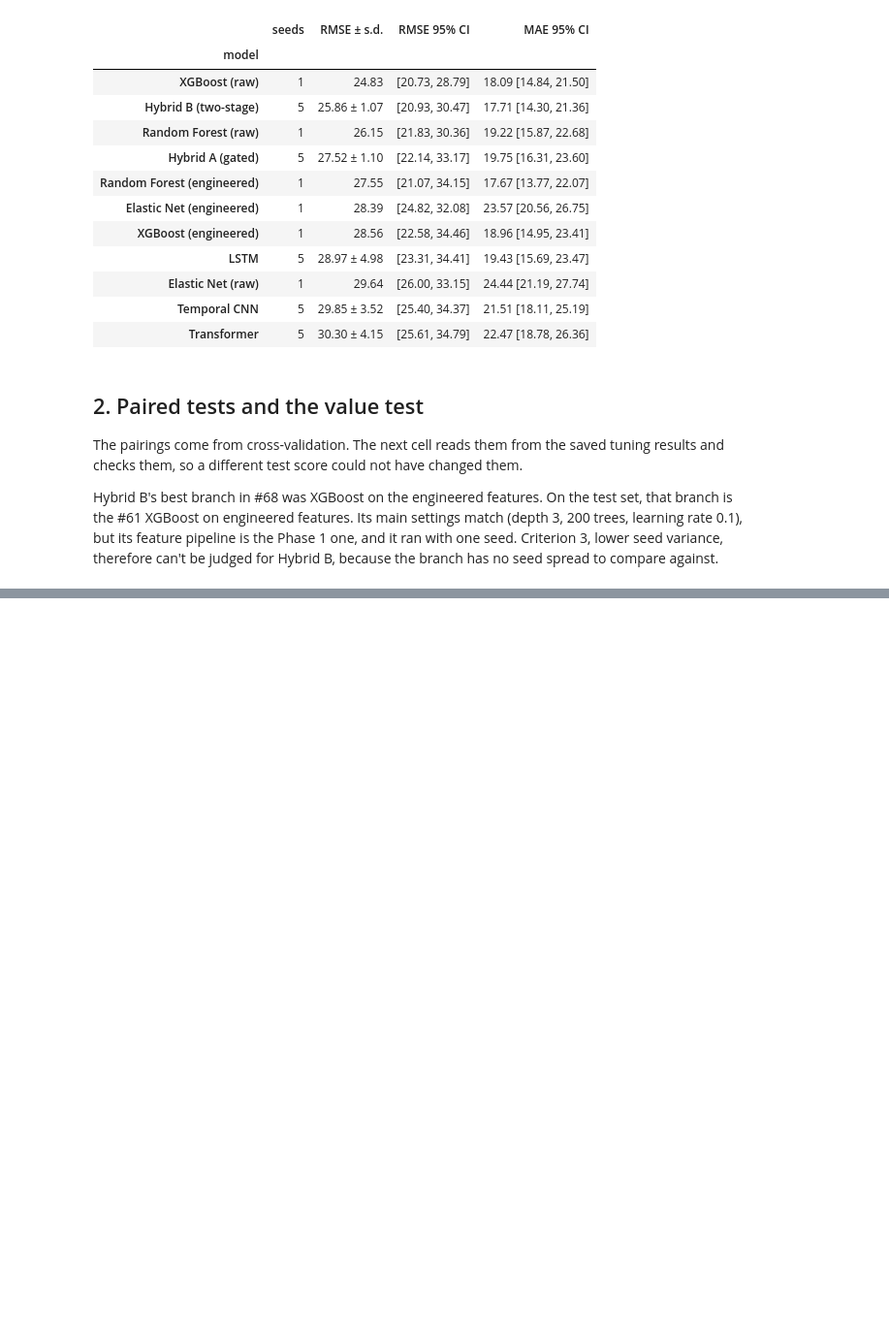
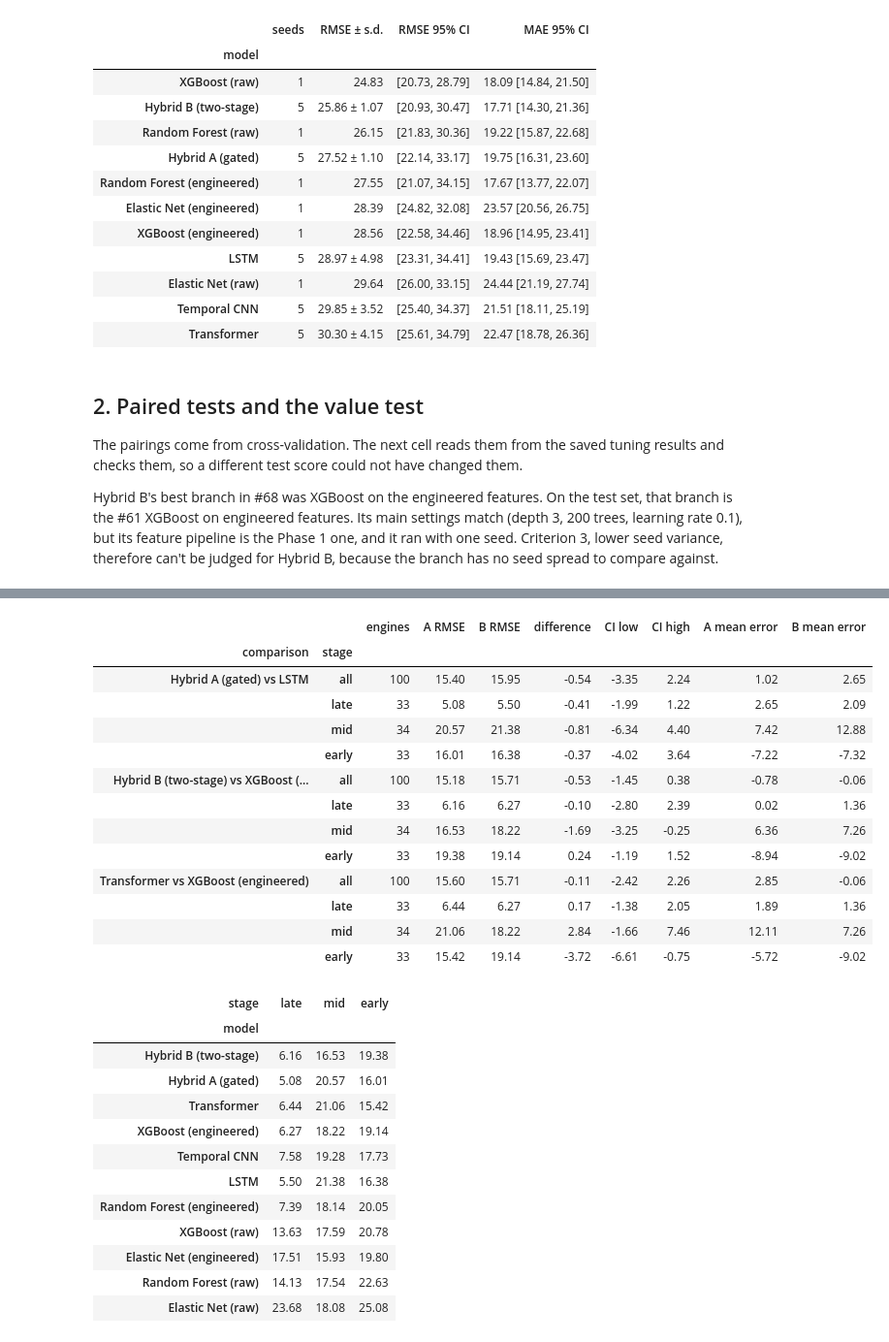
Before and after one commit to vks-g/cmapss-rul-hybrid, a Jupyter notebook: notebooks/phase2/13_validation.ipynb, the cells around one changed output, grey strips where cells are left out. Shown at 97% size. Saved outputs shown, nothing was run; the diff lists cells and outputs as text; code cells hidden in the pictures; blank space fills up the shorter version.

Commit message:
exp(notebook): add stage-wise paired differences
The same paired bootstrap within each life stage, marked descriptive and uncorrected; plus stage RMSE with CIs for every model.

```diff
--- a/notebooks/phase2/13_validation.ipynb
+++ b/notebooks/phase2/13_validation.ipynb
@@ -190,0 +195,54 @@ best single branch (#68): {'Hybrid A (gated)': 'LSTM', 'Hybrid B (two-stage)': '
+# %%
+stage_mask = {s: (y > lo) & (y <= hi) for s, (lo, hi) in STAGES.items()}
+rows = []
+for name, (a, b) in COMPARISONS.items():
+    pa, pb = pairs[name]
+    for stage, m in {"all": np.ones_like(y, bool), **stage_mask}.items():
+        d = paired_bootstrap_diff(y[m], pa[:, m], pb[:, m])
+        rows.append({"comparison": name, "stage": stage, "engines": int(m.sum()),
+                     "A RMSE": np.sqrt(((pa[:, m] - y[m]) ** 2).mean(axis=1)).mean(),
+                     "B RMSE": np.sqrt(((pb[:, m] - y[m]) ** 2).mean(axis=1)).mean(),
+                     "difference": d["difference"], "CI low": d["low"], "CI high": d["high"],
+                     "A mean error": (pa[:, m] - y[m]).mean(), "B mean error": (pb[:, m] - y[m]).mean()})
+stagewise = pd.DataFrame(rows)
+stagewise.round(3).to_csv(METRICS / "fd001_validation_paired.csv", index=False)
+display(stagewise.set_index(["comparison", "stage"]).round(2))
+
+rows = []
+for (name, target), p in preds.items():
+    if target != "cap125":
+        continue
+    for stage, m in stage_mask.items():
+        ci = bootstrap_ci(y[m], p[:, m])
+        rows.append({"model": name, "stage": stage, "RMSE": ci["estimate"], "low": ci["low"], "high": ci["high"]})
+stage_models = pd.DataFrame(rows)
+display(stage_models.pivot(index="model", columns="stage", values="RMSE")[list(STAGES)]
+        .loc[models[models.target == "cap125"].sort_values("RMSE mean")["model"]].round(2))
+# %% [output]
+|  |  | engines | A RMSE | B RMSE | difference | CI low | CI high | A mean error | B mean error |
+| comparison | stage |  |  |  |  |  |  |  |  |
+| Hybrid A (gated) vs LSTM | all | 100 | 15.40 | 15.95 | -0.54 | -3.35 | 2.24 | 1.02 | 2.65 |
+|  | late | 33 | 5.08 | 5.50 | -0.41 | -1.99 | 1.22 | 2.65 | 2.09 |
+|  | mid | 34 | 20.57 | 21.38 | -0.81 | -6.34 | 4.40 | 7.42 | 12.88 |
+|  | early | 33 | 16.01 | 16.38 | -0.37 | -4.02 | 3.64 | -7.22 | -7.32 |
+| Hybrid B (two-stage) vs XGBoost (... | all | 100 | 15.18 | 15.71 | -0.53 | -1.45 | 0.38 | -0.78 | -0.06 |
+|  | late | 33 | 6.16 | 6.27 | -0.10 | -2.80 | 2.39 | 0.02 | 1.36 |
+|  | mid | 34 | 16.53 | 18.22 | -1.69 | -3.25 | -0.25 | 6.36 | 7.26 |
+|  | early | 33 | 19.38 | 19.14 | 0.24 | -1.19 | 1.52 | -8.94 | -9.02 |
+| Transformer vs XGBoost (engineered) | all | 100 | 15.60 | 15.71 | -0.11 | -2.42 | 2.26 | 2.85 | -0.06 |
+|  | late | 33 | 6.44 | 6.27 | 0.17 | -1.38 | 2.05 | 1.89 | 1.36 |
+|  | mid | 34 | 21.06 | 18.22 | 2.84 | -1.66 | 7.46 | 12.11 | 7.26 |
+|  | early | 33 | 15.42 | 19.14 | -3.72 | -6.61 | -0.75 | -5.72 | -9.02 |
+| stage | late | mid | early |
+| model |  |  |  |
+| Hybrid B (two-stage) | 6.16 | 16.53 | 19.38 |
+| Hybrid A (gated) | 5.08 | 20.57 | 16.01 |
+| Transformer | 6.44 | 21.06 | 15.42 |
+| XGBoost (engineered) | 6.27 | 18.22 | 19.14 |
+| Temporal CNN | 7.58 | 19.28 | 17.73 |
+| LSTM | 5.50 | 21.38 | 16.38 |
+| Random Forest (engineered) | 7.39 | 18.14 | 20.05 |
+| XGBoost (raw) | 13.63 | 17.59 | 20.78 |
+| Elastic Net (engineered) | 17.51 | 15.93 | 19.80 |
+| Random Forest (raw) | 14.13 | 17.54 | 22.63 |
+| Elastic Net (raw) | 23.68 | 18.08 | 25.08 |
```
Also changed, not shown: parts of 1 cell of this notebook, 1 other file.
